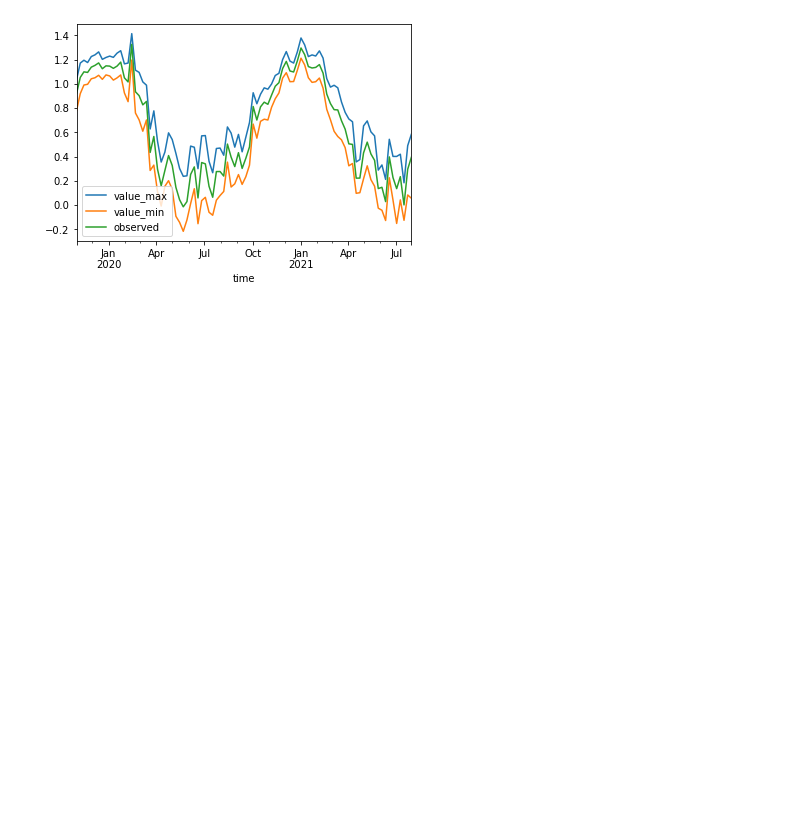
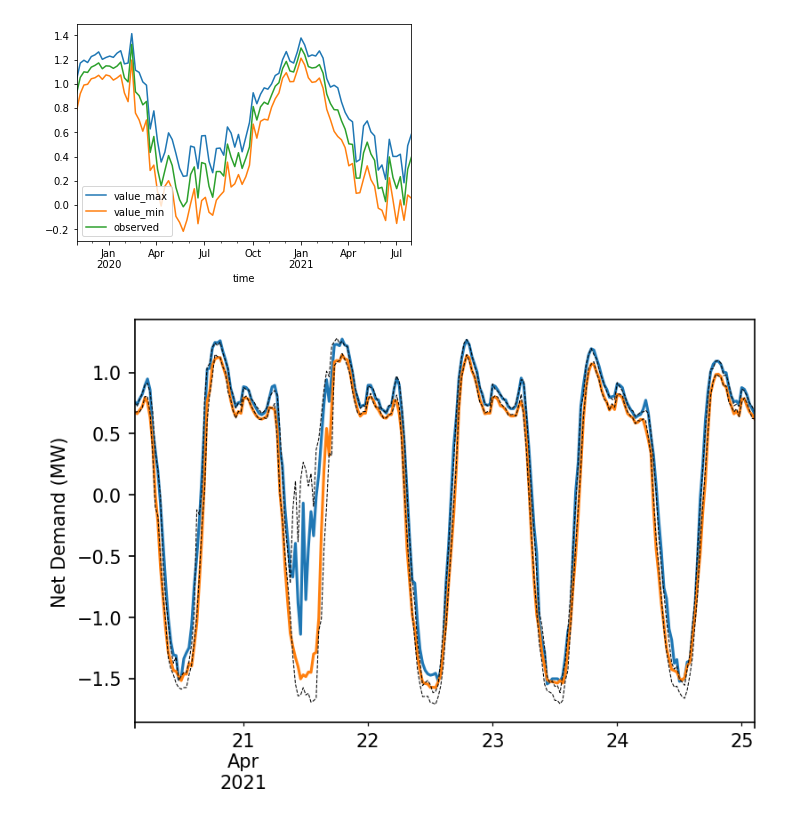
Before and after one commit to AyrtonB/WPD-Hackathon, a Jupyter notebook: nbs/04-model-suite.ipynb, the cells around one changed output. Cells and saved outputs as stored; diff of their text form; code cells hidden in the pictures; blank space fills up the shorter version.

```diff
--- a/nbs/04-model-suite.ipynb
+++ b/nbs/04-model-suite.ipynb
@@ -204,7 +217,8 @@ def run_parameterised_model(
         'real_power_time_period': '_pre_august',
         'real_power_site': 'Staplegrove_CB905',
         'weather_grid_point': 'staplegrove_1',
-        'weather_interpolate_method': 'interpolate'
+        'weather_interpolate_method': 'interpolate',
+        'use_target_delta': False
     },
     y1_col: str='value_max',
     y2_col: str='value_min',
@@ -221,6 +235,11 @@ def run_parameterised_model(
 ):
     input_data = locals()
 
+    if 'use_target_delta' not in data_kwargs.keys():
+        use_target_delta = False
+    else:
+        use_target_delta = data_kwargs['use_target_delta']
+
     # data loading, generation, and processing
     df_features, df_target = data.construct_baseline_features_target_dfs(data_dir, **data_kwargs)
     df_features = feature.create_additional_features(df_features, df_target, **features_kwargs)
@@ -234,13 +253,13 @@ def run_parameterised_model(
 
     # model run
     model_suite = ModelSuite(model_1(**model_1_kwargs), model_2(**model_2_kwargs))
-    error_metrics, df_pred = model_suite.run_test(df_target, df_features, y1_col=y1_col, y2_col=y2_col, split_kwargs=split_kwargs)
+    error_metrics, df_pred = model_suite.run_test(df_target, df_features, y1_col=y1_col, y2_col=y2_col, split_kwargs=split_kwargs, use_target_delta=use_target_delta)
 
     return model_suite, error_metrics, df_pred, input_data
 # %%
 %%time
 
-split_kwargs = {'n_splits': 2, 'shuffle': False}
+split_kwargs = {'n_splits': 3, 'shuffle': False}
 
 model_suite, error_metrics, df_pred, input_data = run_parameterised_model(data_dir=data_dir, split_kwargs=split_kwargs)
 
@@ -256,6 +275,30 @@ df_pred.resample('7D').mean().plot()
 # %% [output]
 <AxesSubplot:xlabel='time'>
 [figure]
+# %%
+#exports
+def plot_pred_sample(
+    df_pred: pd.DataFrame,
+    df_target: pd.DataFrame=None,
+    n_obvs: int=48*5
+):
+    rand_start_idx = randint(0, df_pred.shape[0]-1)
+    rand_end_idx = rand_start_idx + n_obvs
+
+    # Plotting
+    fig, ax = plt.subplots(dpi=150)
+
+    df_pred.iloc[rand_start_idx:rand_end_idx][['value_max', 'value_min']].plot(ax=ax, legend=False)
+
+    if df_target is not None:
+        df_target.iloc[rand_start_idx:rand_end_idx][['value_max', 'value_min']].plot(ax=ax, color='k', linestyle='--', linewidth=0.5, legend=False)
+
+    ax.set_xlabel('')
+    ax.set_ylabel('Net Demand (MW)')
+# %%
+plot_pred_sample(df_pred, df_target)
+# %% [output]
+[figure, added]
 # %%
 #exports
 def save_params(input_data, fp):
```
Also changed, not shown: parts of 7 cells of this notebook, 10 other files.
